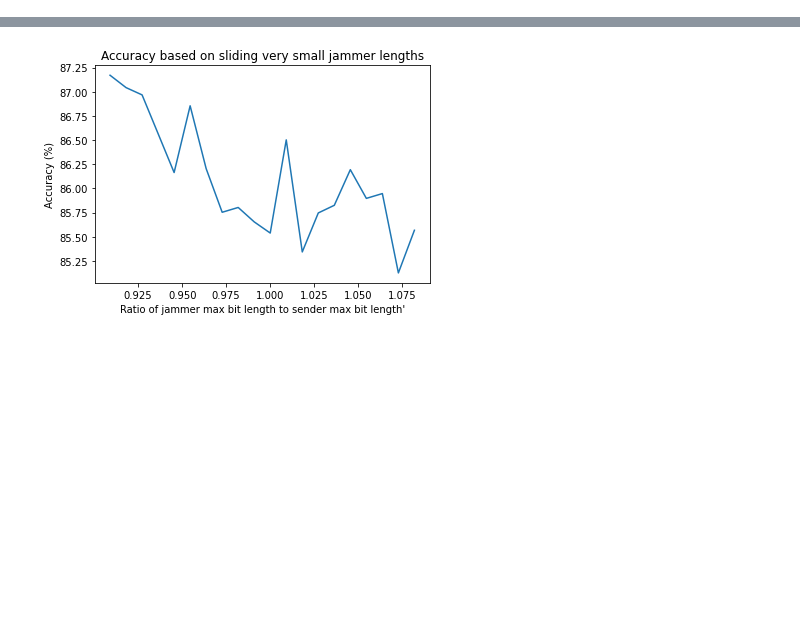
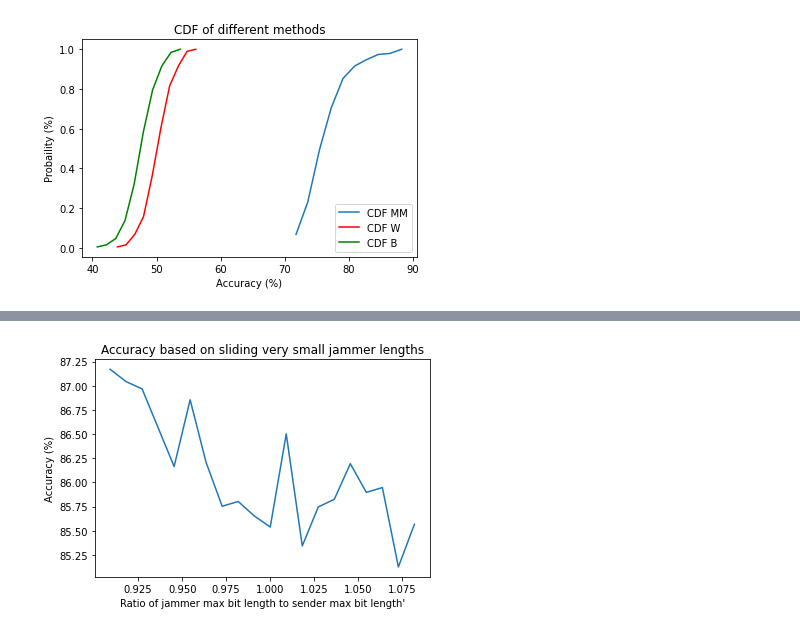
Before and after one commit to SuragNuthulapaty/Jamming_Research, a Jupyter notebook: random_rate_6_29.ipynb, the cells around one changed output, grey strips where cells are left out. Cells and saved outputs as stored; diff of their text form; code cells hidden in the pictures; blank space fills up the shorter version.

```diff
--- a/random_rate_6_29.ipynb
+++ b/random_rate_6_29.ipynb
@@ -293,3 +206,32 @@ print(stats)
+# %%
+df, stats, send_sig, jam_sig = run_variable_jammer_rate(190)
+
+count_mm, bins_count_mm = np.histogram(df["Min Max Accuracy"][:-1], bins=10)
+pdf_mm = count_mm / sum(count_mm)
+cdf_mm = np.cumsum(pdf_mm)
+
+count_w, bins_count_w = np.histogram(df["Window Accuracy"][:-1], bins=10)
+pdf_w = count_w / sum(count_w)
+cdf_w = np.cumsum(pdf_w)
+
+count_b, bins_count_b = np.histogram(df["Baseline Accuracy"][:-1], bins=10)
+pdf_b = count_b / sum(count_b)
+cdf_b = np.cumsum(pdf_b)
+
+plt.plot(bins_count_mm[1:], cdf_mm, label="CDF MM")
+
+plt.plot(bins_count_w[1:], cdf_w, label="CDF W", color="red")
+
+plt.plot(bins_count_b[1:], cdf_b, label="CDF B", color="green")
+
+plt.title("CDF of different methods")
+plt.xlabel("Accuracy (%)")
+plt.ylabel("Probaility (%)")
+
+plt.legend()
+plt.show()
+# %% [output]
+[figure, added]
 # %%
 # TODO: vary window parameter
 # TODO: Zoom in on x-axis (0-0.1)
```
Also changed, not shown: parts of 12 cells of this notebook, 1 other file.
